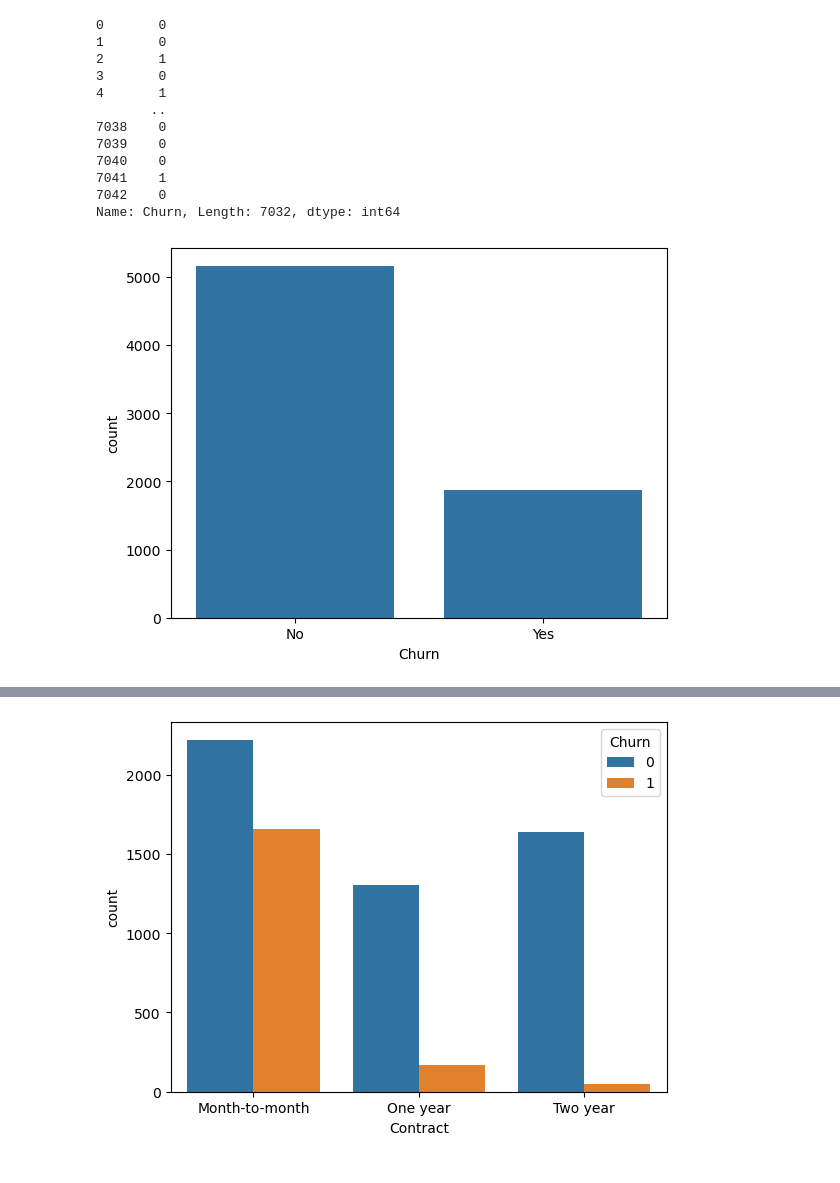
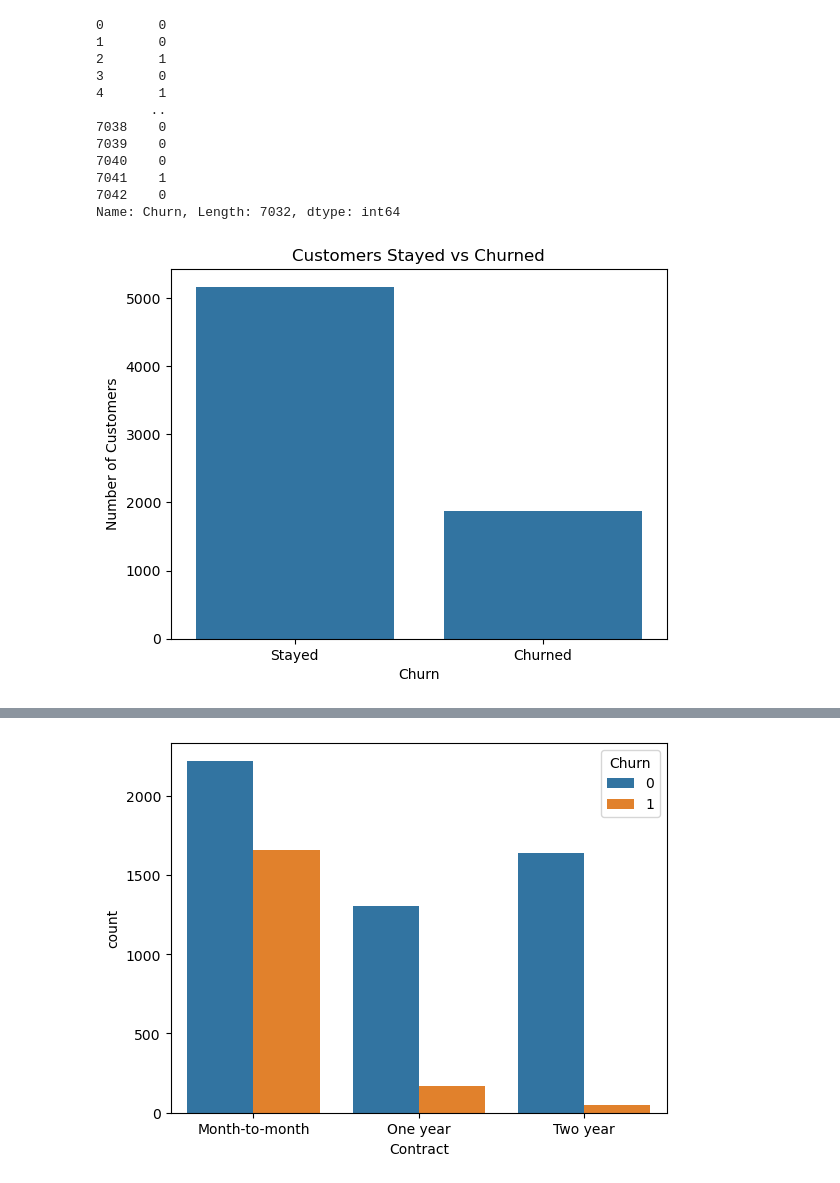
Before and after one commit to BCSoulless/customer-churn-model, a Jupyter notebook: customer-churn-model.ipynb, the cells around one changed output, grey strips where cells are left out. Drawn from its saved outputs; the diff is of its cells as text; code cells hidden in the pictures.

Commit message:
Created countplot of customers stayed vs churned

```diff
--- a/customer-churn-model.ipynb
+++ b/customer-churn-model.ipynb
@@ -115,7 +115,10 @@ customer_churn_df["Churn"]
 7042    0
 Name: Churn, Length: 7032, dtype: int64
 # %%
-sns.countplot(x="Churn", data=customer_churn_df);
+ax = sns.countplot(x="Churn", data=customer_churn_df)
+ax.set_title("Customers Stayed vs Churned")
+ax.set_ylabel("Number of Customers")
+ax.set_xticks([0, 1], labels=(["Stayed", "Churned"]));
 # %% [output]
-[figure, old version]
+[figure, new version]
 # %%
```
Also changed, not shown: parts of 3 cells of this notebook.
